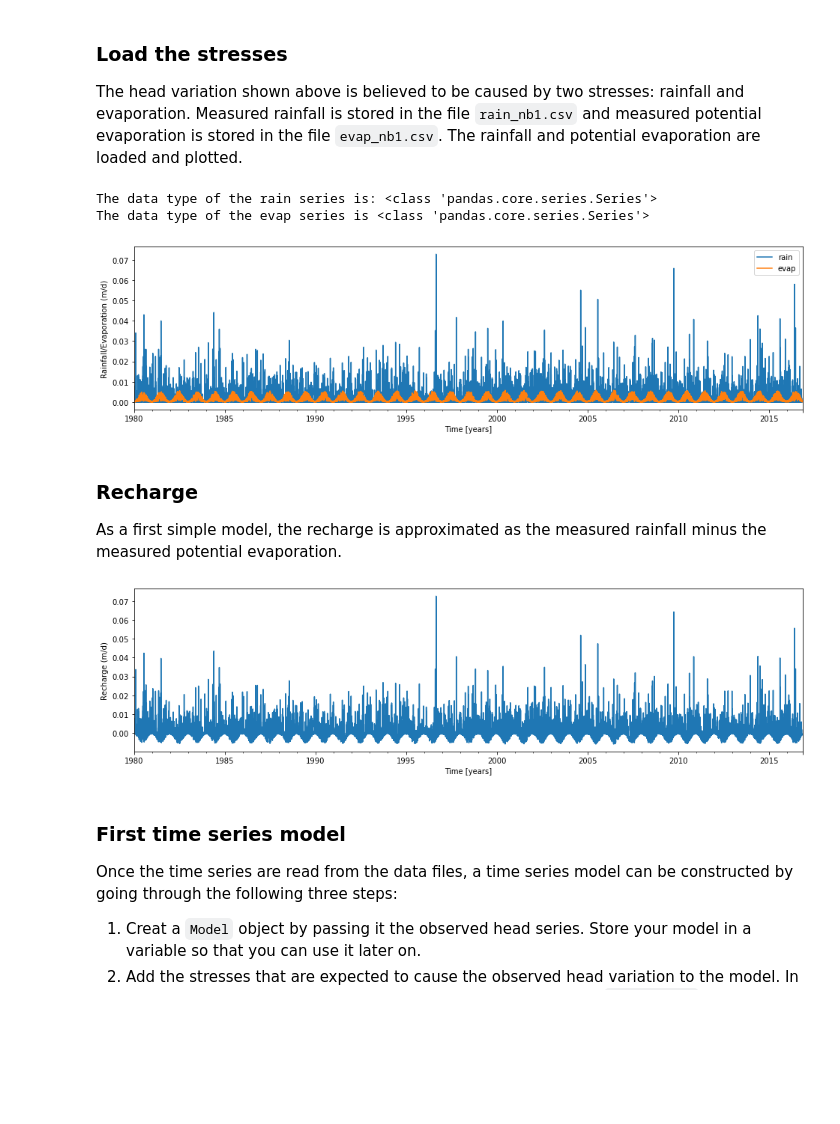
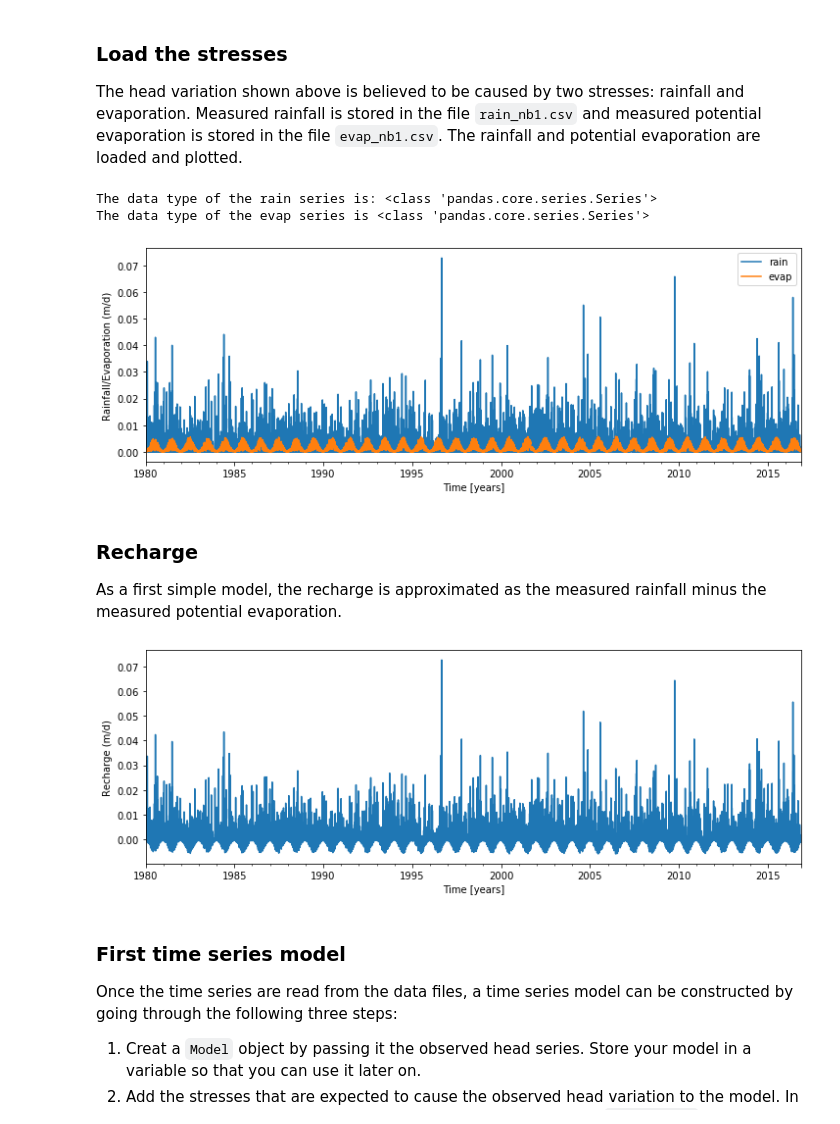
Before and after one commit to pastas/pastas, a Jupyter notebook: examples/notebooks/6_fix_parameters_leastquares.ipynb, the cells around one changed output. Drawn from its saved outputs; the diff is of its cells as text; code cells hidden in the pictures; blank space fills up the shorter version.

```diff
--- a/examples/notebooks/6_fix_parameters_leastquares.ipynb
+++ b/examples/notebooks/6_fix_parameters_leastquares.ipynb
@@ -67,31 +68,31 @@ The rainfall and potential evaporation are loaded and plotted.
 # %%
 rain = pd.read_csv('../data/rain_nb1.csv', parse_dates=['date'], index_col='date', squeeze=True)
 print('The data type of the rain series is:', type(rain))
 
 evap = pd.read_csv('../data/evap_nb1.csv', parse_dates=['date'], index_col='date', squeeze=True)
 print('The data type of the evap series is', type(evap))
 
-plt.figure(figsize=(16, 4))
+plt.figure(figsize=(12, 4))
 rain.plot(label='rain')
 evap.plot(label='evap')
 plt.xlabel('Time [years]')
 plt.ylabel('Rainfall/Evaporation (m/d)')
 plt.legend(loc='best');
 # %% [output]
 The data type of the rain series is: <class 'pandas.core.series.Series'>
 The data type of the evap series is <class 'pandas.core.series.Series'>
-[figure, old version]
+[figure, new version]
 # %% [markdown]
 ### Recharge
 As a first simple model, the recharge is approximated as the measured rainfall minus the measured potential evaporation.
 # %%
 recharge = rain - evap
-plt.figure(figsize=(16, 4))
+plt.figure(figsize=(12, 4))
 recharge.plot()
 plt.xlabel('Time [years]')
 plt.ylabel('Recharge (m/d)');
 # %% [output]
-[figure, old version]
+[figure, new version]
 # %% [markdown]
 ### First time series model
 Once the time series are read from the data files, a time series model can be constructed by going through the following three steps:
```
Also changed, not shown: parts of 8 cells of this notebook, 3 other files.
